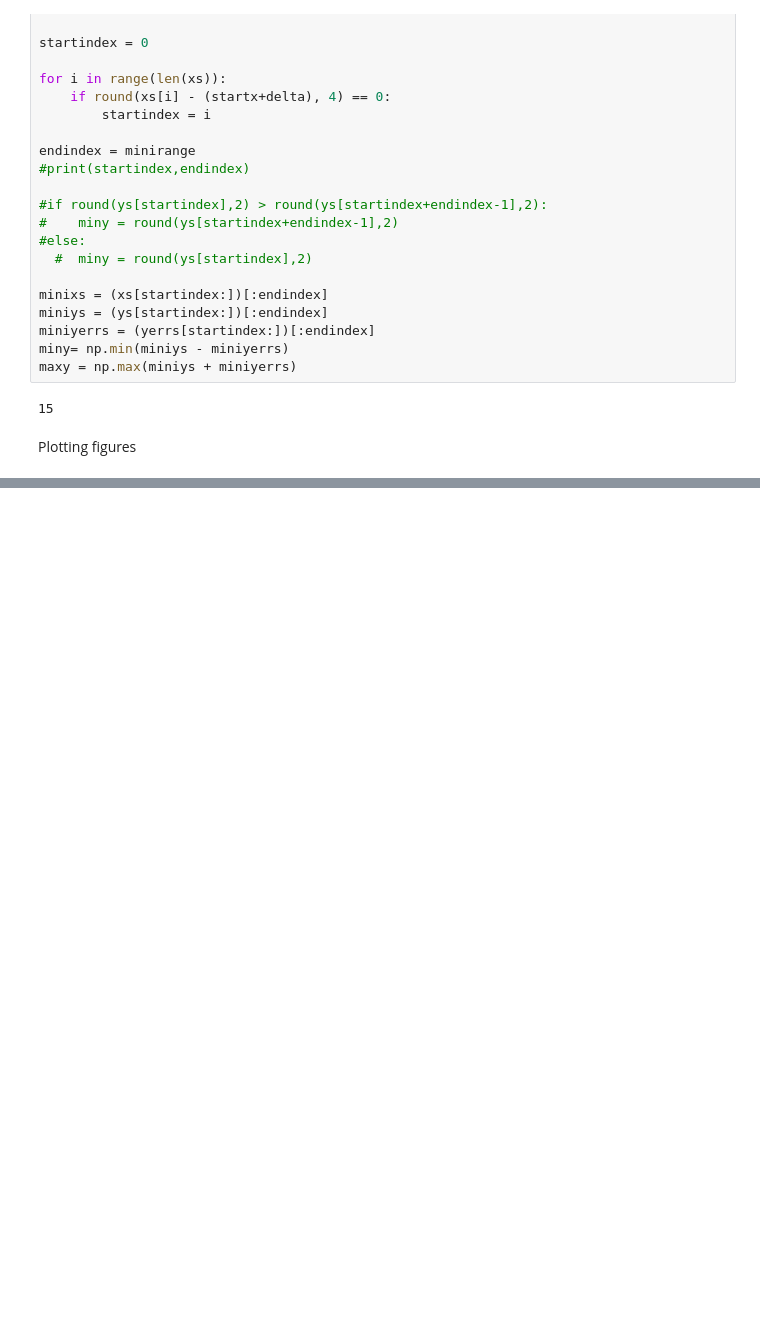
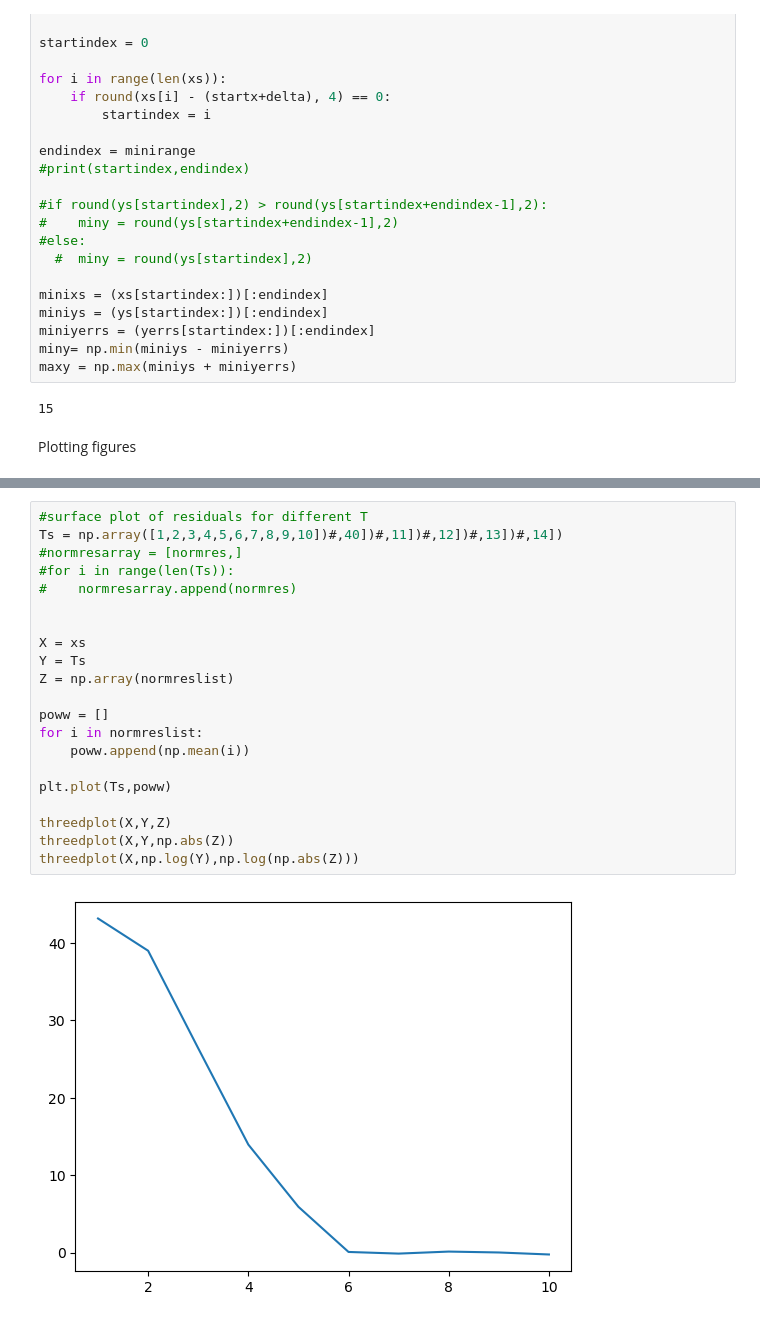
Before and after one commit to Wildeofthewest1/ProjectRepo, a Jupyter notebook: FeynmanPathIntegralJUPYTER.ipynb, the cells around one changed output, grey strips where cells are left out. Cells and saved outputs as stored; diff of their text form; blank space fills up the shorter version.

```diff
--- a/FeynmanPathIntegralJUPYTER.ipynb
+++ b/FeynmanPathIntegralJUPYTER.ipynb
@@ -4339,0 +4631,23 @@ mean of residuals = 0.16758022671967862
+# %%
+#surface plot of residuals for different T
+Ts = np.array([1,2,3,4,5,6,7,8,9,10])#,40])#,11])#,12])#,13])#,14])
+#normresarray = [normres,]
+#for i in range(len(Ts)):
+#    normresarray.append(normres)
+
+
+X = xs
+Y = Ts
+Z = np.array(normreslist)
+
+poww = []
+for i in normreslist:
+    poww.append(np.mean(i))
+
+plt.plot(Ts,poww)
+
+threedplot(X,Y,Z)
+threedplot(X,Y,np.abs(Z))
+threedplot(X,np.log(Y),np.log(np.abs(Z)))
+# %% [output]
+[figure, added]
```
Also changed, not shown: parts of 9 cells of this notebook.
